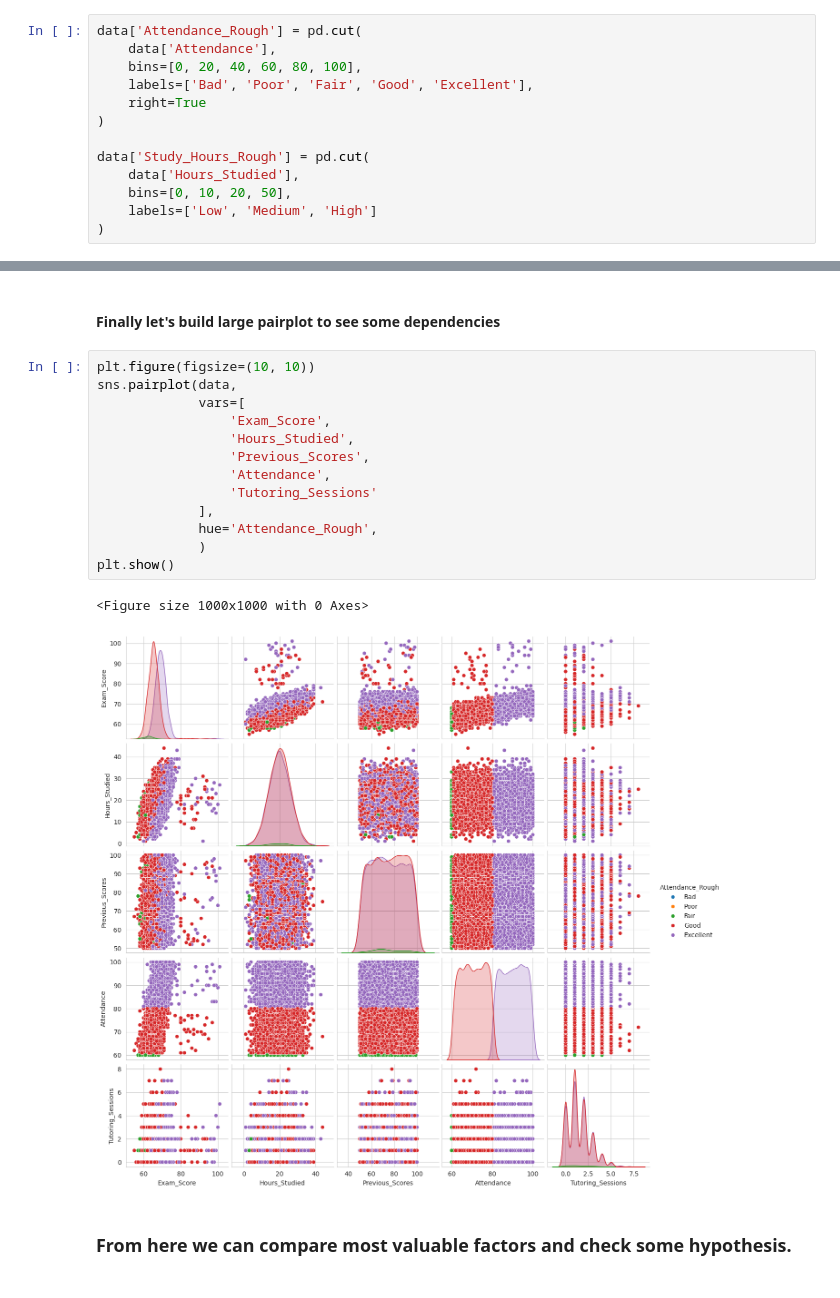
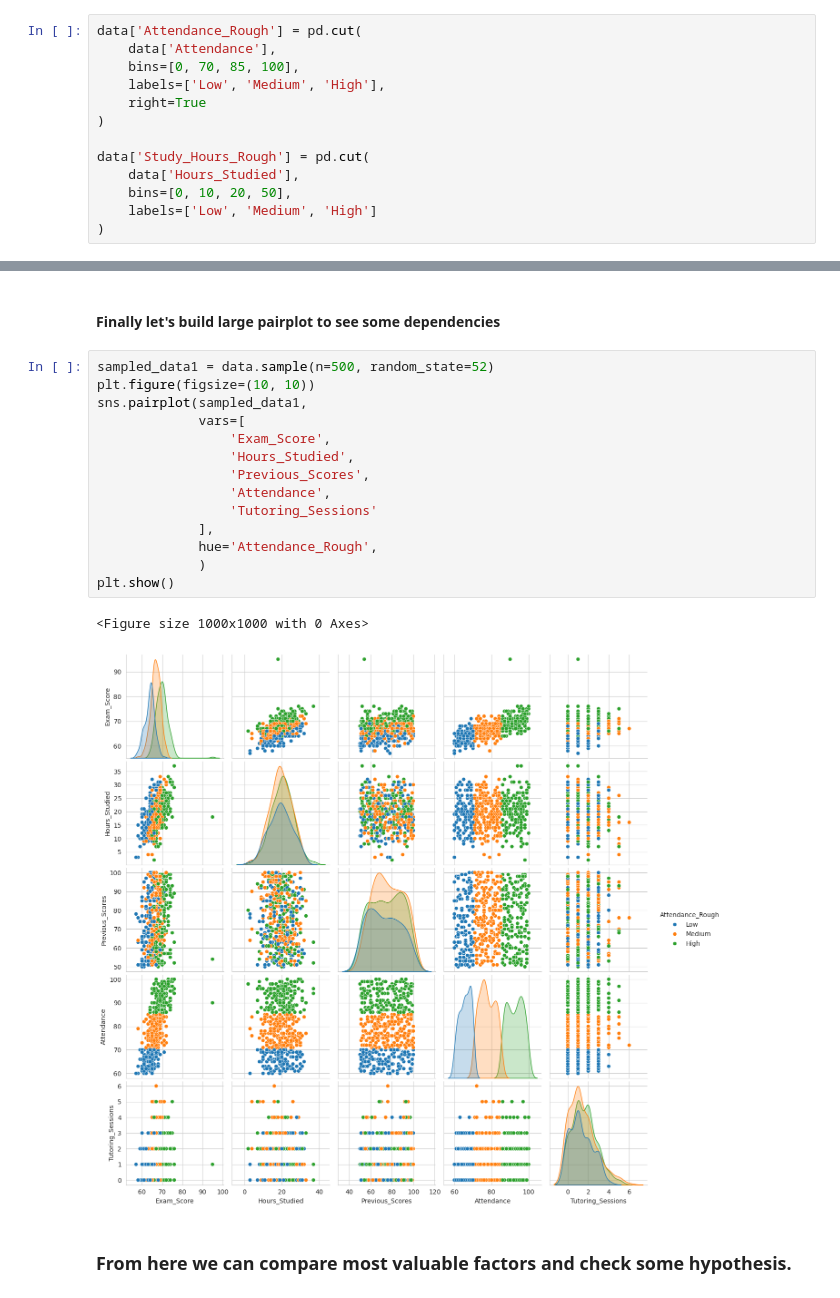
Before and after one commit to MattoYuzuru/student_performance_factors_analysis, a Jupyter notebook: main.ipynb, the cells around one changed output, grey strips where cells are left out. Drawn from its saved outputs; the diff is of its cells as text.

```diff
--- a/main.ipynb
+++ b/main.ipynb
@@ -237,8 +244,8 @@ Let's make rought attendance and study hours evaluation, for future comparisons.
 # %%
 data['Attendance_Rough'] = pd.cut(
     data['Attendance'],
-    bins=[0, 20, 40, 60, 80, 100],
-    labels=['Bad', 'Poor', 'Fair', 'Good', 'Excellent'],
+    bins=[0, 70, 85, 100],
+    labels=['Low', 'Medium', 'High'],
     right=True
 )
 
@@ -263,21 +270,22 @@ go.Figure(data=[go.Pie(labels=labels, values=values)])
 Finally let's build large pairplot to see some dependencies
 </h4>
 # %%
+sampled_data1 = data.sample(n=500, random_state=52)
 plt.figure(figsize=(10, 10))
-sns.pairplot(data,
+sns.pairplot(sampled_data1,
              vars=[
                  'Exam_Score',
                  'Hours_Studied',
                  'Previous_Scores',
                  'Attendance',
                  'Tutoring_Sessions'
              ],
              hue='Attendance_Rough',
              )
 plt.show()
 # %% [output]
 <Figure size 1000x1000 with 0 Axes>
-[figure, old version]
+[figure, new version]
 # %% [markdown]
 <h3>
 From here we can compare most valuable factors and check some hypothesis.
```
Also changed, not shown: parts of 8 cells of this notebook.
